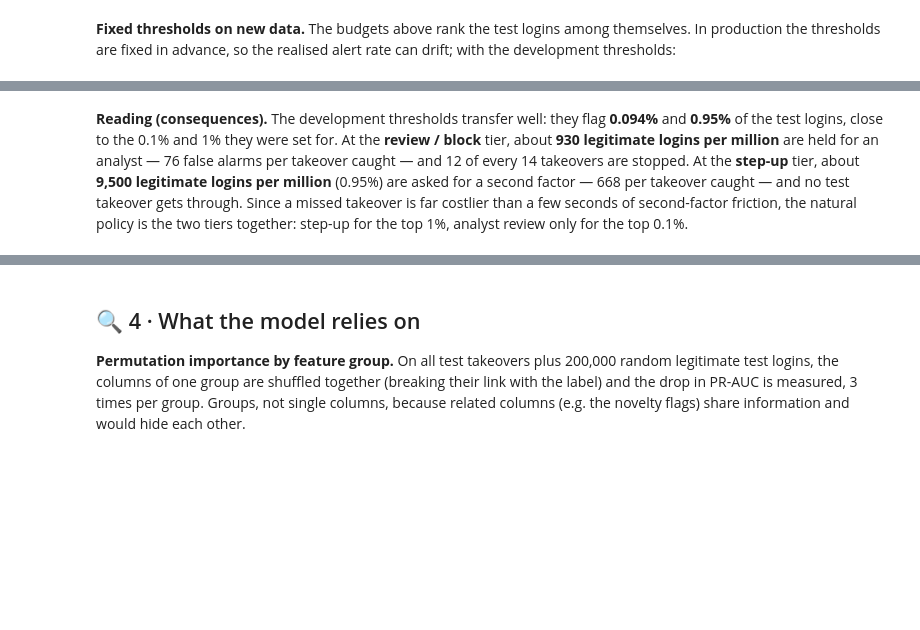
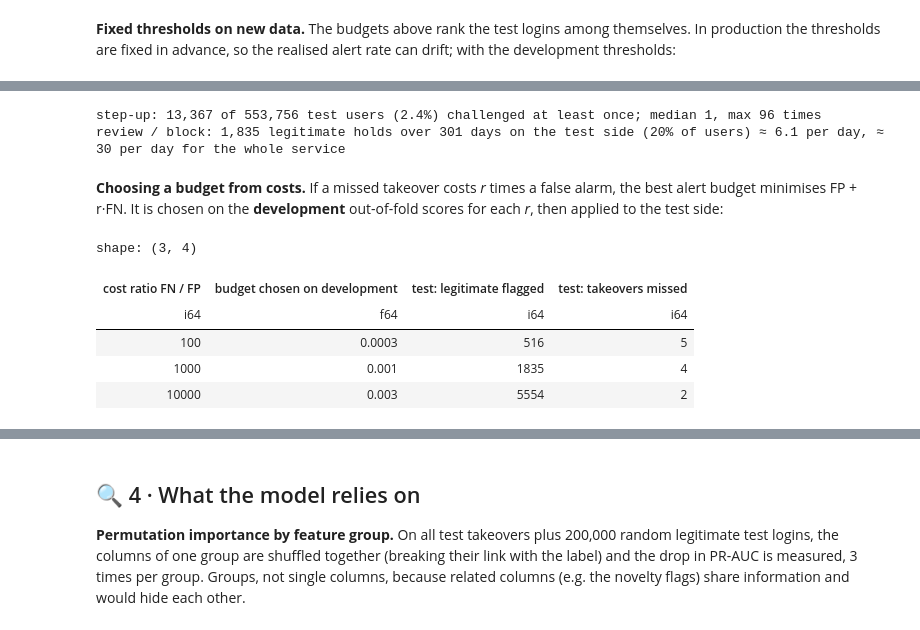
Before and after one commit to modsiw-mona/anomaly_detection_ato, a Jupyter notebook: notebooks/6-interpretation/07-sap-model_interpretation-2026_11_04.ipynb, the cells around one changed output, grey strips where cells are left out. Drawn from its saved outputs; the diff is of its cells as text; code cells hidden in the pictures; blank space fills up the shorter version.

```diff
--- a/notebooks/6-interpretation/07-sap-model_interpretation-2026_11_04.ipynb
+++ b/notebooks/6-interpretation/07-sap-model_interpretation-2026_11_04.ipynb
@@ -272,11 +390,61 @@ shape: (2, 5)
 | str | f64 | f64 | f64 | f64 |
 | "review / block" | 931.0 | 12.2 | 2.0 | 76.0 |
 | "step-up" | 9479.0 | 14.2 | 0.0 | 668.0 |
-# %% [markdown]
-**Reading (consequences).** The development thresholds transfer well: they flag **0.094%** and **0.95%** of the test logins, close to the
-0.1% and 1% they were set for. At the **review / block** tier, about **930 legitimate logins per million** are held
-for an analyst — 76 false alarms per takeover caught — and 12 of every 14 takeovers are stopped. At the **step-up**
-tier, about **9,500 legitimate logins per million** (0.95%) are asked for a second factor — 668 per takeover caught —
-and no test takeover gets through. Since a missed takeover is far costlier than a few seconds of second-factor
-friction, the natural policy is the two tiers together: step-up for the top 1%, analyst review only for the top
-0.1%.
+# %%
+flag_step = score >= thresholds["step-up"]
+per_user_flags = test.filter(pl.Series(flag_step & ~yt)).group_by("user_id").len()
+days = (test["timestamp"].max() - test["timestamp"].min()).days
+print(
+    f"step-up: {per_user_flags.height:,} of {test['user_id'].n_unique():,} test users "
+    f"({per_user_flags.height / test['user_id'].n_unique():.1%}) challenged at least once; "
+    f"median {per_user_flags['len'].median():.0f}, max {per_user_flags['len'].max()} times"
+)
+holds = int(((score >= thresholds["review / block"]) & ~yt).sum())
+print(
+    f"review / block: {holds:,} legitimate holds over {days} days on the test side (20% of users) "
+    f"≈ {holds / days:.1f} per day, ≈ {holds / days / 0.2:.0f} per day for the whole service"
+)
+# %% [output]
+step-up: 13,367 of 553,756 test users (2.4%) challenged at least once; median 1, max 96 times
+review / block: 1,835 legitimate holds over 301 days on the test side (20% of users) ≈ 6.1 per day, ≈ 30 per day for the whole service
+# %% [markdown]
+**Choosing a budget from costs.** If a missed takeover costs *r* times a false alarm, the best alert budget
+minimises FP + r·FN. It is chosen on the **development** out-of-fold scores for each *r*, then applied to the test
+side:
+# %%
+dev_y = dev_oof.join(
+    load_side(config, data_dir, "dev").select("event_id", "label_ato").collect(), on="event_id"
+)
+dev_s, dev_t = dev_y["score"].to_numpy(), dev_y["label_ato"].to_numpy()
+CANDIDATE_BUDGETS = (0.0003, 0.001, 0.003, 0.01, 0.03)
+cost_rows = []
+for ratio in (100, 1_000, 10_000):
+
+    def cost(s, t, threshold, ratio=ratio):
+        flagged = s >= threshold
+        return (flagged & ~t).sum() + ratio * (~flagged & t).sum()
+
+    candidates = {b: float(np.quantile(dev_s, 1 - b)) for b in CANDIDATE_BUDGETS}
+    best_budget = min(candidates, key=lambda b: cost(dev_s, dev_t, candidates[b]))
+    t = candidates[best_budget]
+    flagged = score >= t
+    cost_rows.append({"cost ratio FN / FP": ratio, "budget chosen on development": best_budget,
+                      "test: legitimate flagged": int((flagged & ~yt).sum()),
+                      "test: takeovers missed": int((~flagged & yt).sum())})  # fmt: skip
+costs = pl.DataFrame(cost_rows)
+for name, frame in {
+    "tiers": tiers,
+    "conformal": conformal_check,
+    "consequences": consequences,
+    "costs": costs,
+    "leakage": leak,
+}.items():
+    frame.write_csv(reports / f"{config.name}_test_{name}.csv")
+costs
+# %% [output]
+shape: (3, 4)
+| cost ratio FN / FP | budget chosen on development | test: legitimate flagged | test: takeovers missed |
+| i64 | f64 | i64 | i64 |
+| 100 | 0.0003 | 516 | 5 |
+| 1000 | 0.001 | 1835 | 4 |
+| 10000 | 0.003 | 5554 | 2 |
```
Also changed, not shown: parts of 28 cells of this notebook, 3 other files.
